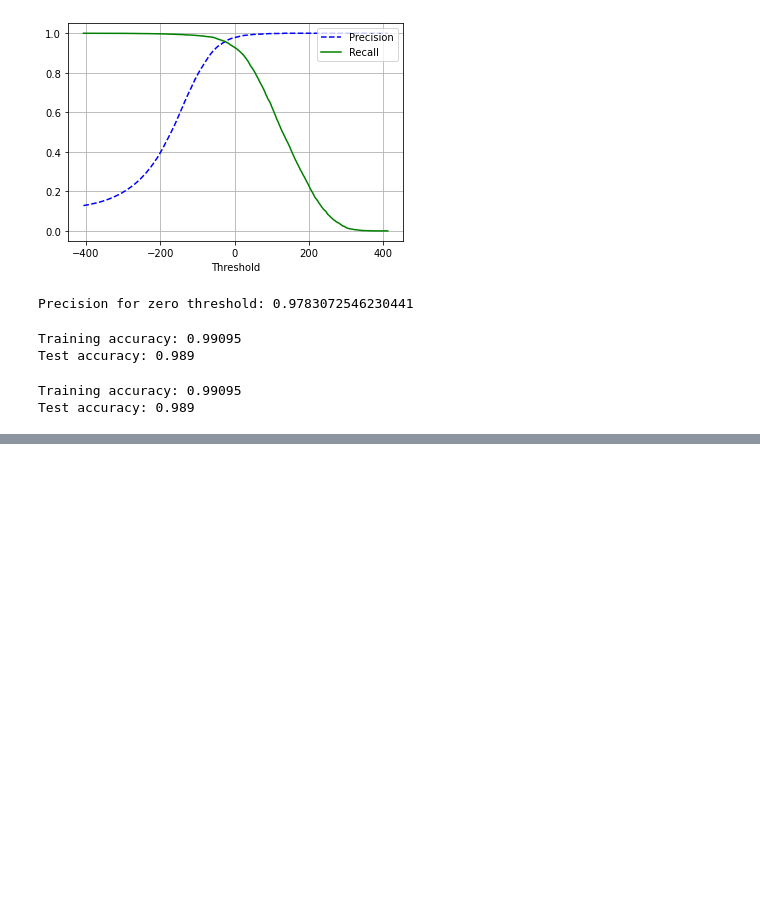
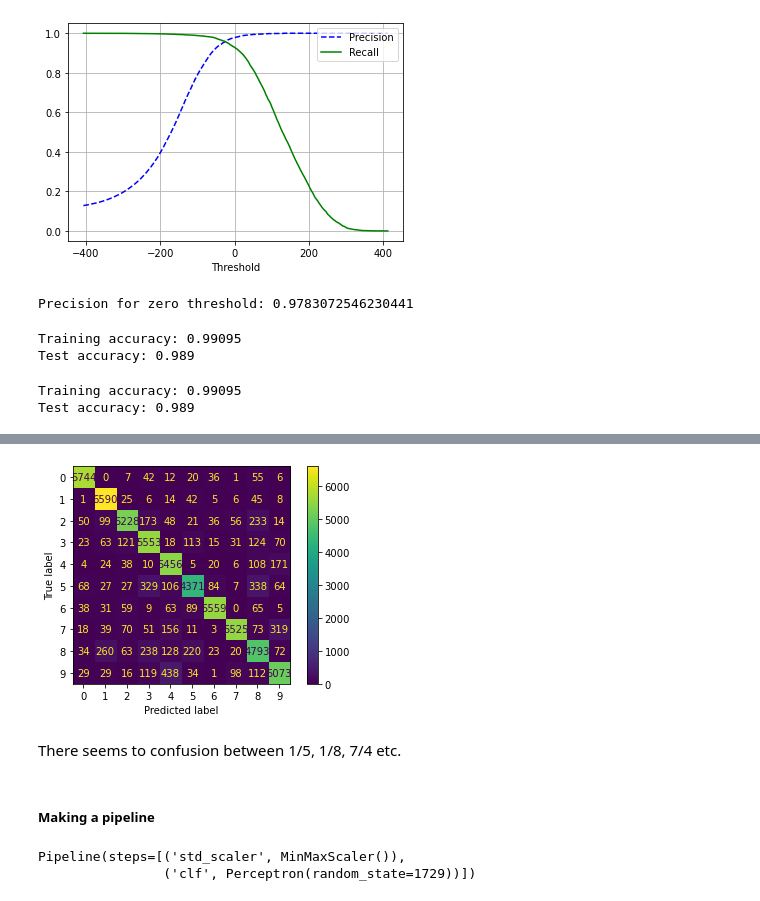
Before and after one commit to ananddotiyer/IIT-M, a Jupyter notebook: My Notes/MLP/Week5.ipynb, the cells around one changed output, grey strips where cells are left out. Cells and saved outputs as stored; diff of their text form; code cells hidden in the pictures; blank space fills up the shorter version.

```diff
--- a/My Notes/MLP/Week5.ipynb
+++ b/My Notes/MLP/Week5.ipynb
@@ -452,0 +472,4 @@ Test accuracy: 0.989
+# %%
+if not isinstance(y, np.ndarray):
+    y = y.to_numpy()
+y
@@ -452,0 +517,5 @@ Test accuracy: 0.989
+# %%
+X_train, X_test, y_train, y_test = X[:60000], X[60000:], y[:60000], y[60000:]
+# %%
+clf = Perceptron(random_state=1729)
+clf.fit(X_train, y_train)
@@ -452,0 +544,2 @@ Test accuracy: 0.989
+# %%
+y_hat_train = clf.predict(X_train) #Get predictions for all examples in X_train
@@ -452,0 +565,8 @@ Test accuracy: 0.989
+# %%
+cm_display = ConfusionMatrixDisplay.from_predictions(y_train, y_hat_train, values_format='.5g')
+# %% [output]
+[figure, added]
+# %% [markdown]
+There seems to confusion between 1/5, 1/8, 7/4 etc.
+# %% [markdown]
+##### Making a pipeline
@@ -452,0 +576,5 @@ Test accuracy: 0.989
+# %%
+pipe.fit(X_train, y_train)
+# %% [output]
+Pipeline(steps=[('std_scaler', MinMaxScaler()),
+                ('clf', Perceptron(random_state=1729))])
```
Also changed, not shown: parts of 27 cells of this notebook.
